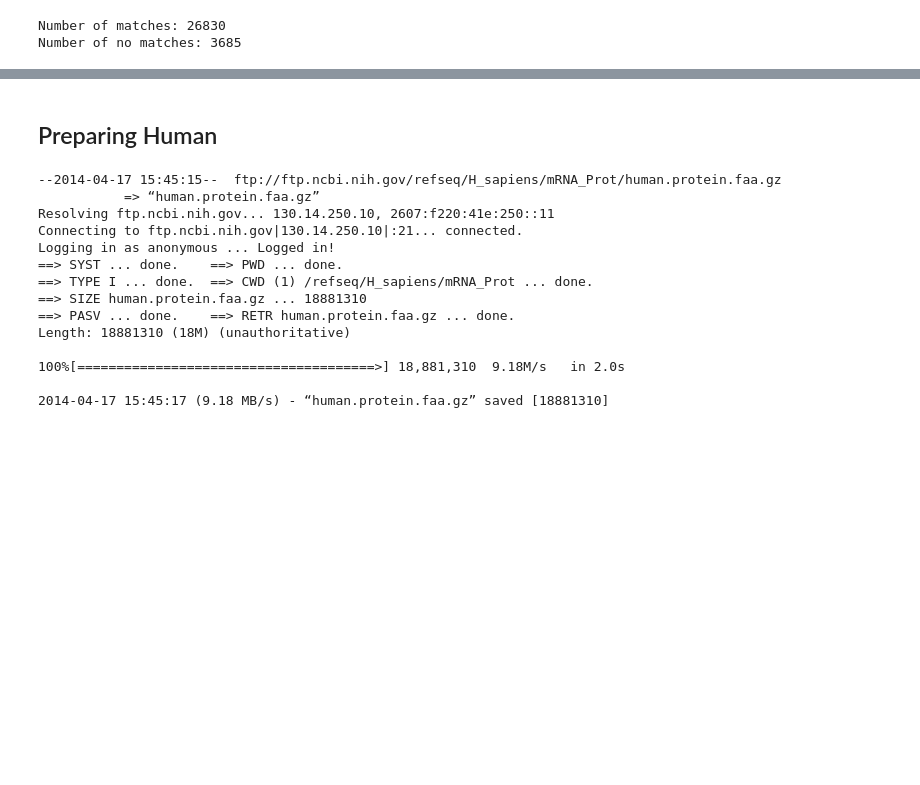
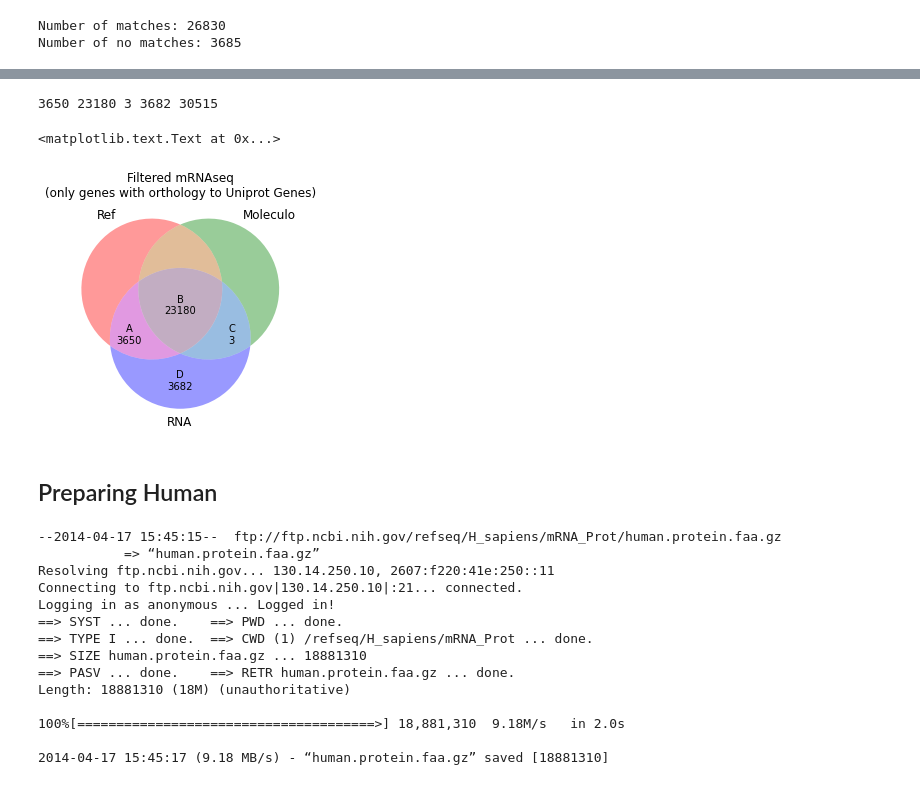
Before and after one commit to luizirber/galGal, a Jupyter notebook: notebooks/05.Refining_RNA_data.ipynb, the cells around one changed output, grey strips where cells are left out. Drawn from its saved outputs; the diff is of its cells as text; code cells hidden in the pictures; blank space fills up the shorter version.

```diff
--- a/notebooks/05.Refining_RNA_data.ipynb
+++ b/notebooks/05.Refining_RNA_data.ipynb
@@ -246,3 +259,38 @@ Number of no matches: 3685
+# %%
+with open("../outputs/rna/match_ortho.rna.moleculo.txt") as rna_mol_match:
+    rna_mol_set = set([line.split(' ')[0] for line in rna_mol_match if line.strip()])
+
+with open("../outputs/rna/match_ortho.rna.ref.txt") as rna_ref_match:
+    rna_ref_set = set([line.split(' ')[0] for line in rna_ref_match if line.strip()])
+# %%
+B = len(rna_mol_set & rna_ref_set)
+A = 26830 - B
+C = 23183 - B
+E = 30515
+D = E - A - C - B
+
+print A, B, C, D, E
+# %% [output]
+3650 23180 3 3682 30515
+# %%
+#scale = float(max([A, B, C, D]))
+#v = venn3((1, 1, 1, D / scale, A / scale, C / scale, B / scale), set_labels=('Ref', 'Moleculo', 'RNA'))
+
+v = venn3((1, 1, 1, 1, 1, 1, 1), set_labels=('Ref', 'Moleculo', 'RNA'))
+
+v.get_label_by_id('100').set_text('')
+v.get_label_by_id('010').set_text('')
+v.get_label_by_id('001').set_text('D\n%d' % D)
+
+v.get_label_by_id('011').set_text('C\n%d' % C)
+v.get_label_by_id('101').set_text('A\n%d' % A)
+v.get_label_by_id('110').set_text('')
+
+v.get_label_by_id('111').set_text('B\n%d' % B)
+plt.title('Filtered mRNAseq\n(only genes with orthology to Uniprot Genes)')
+# %% [output]
+<matplotlib.text.Text at 0x...>
+[figure, added]
 # %% [markdown]
 ## Preparing Human
 # %%
```
Also changed, not shown: parts of 7 cells of this notebook, 2 other files.
